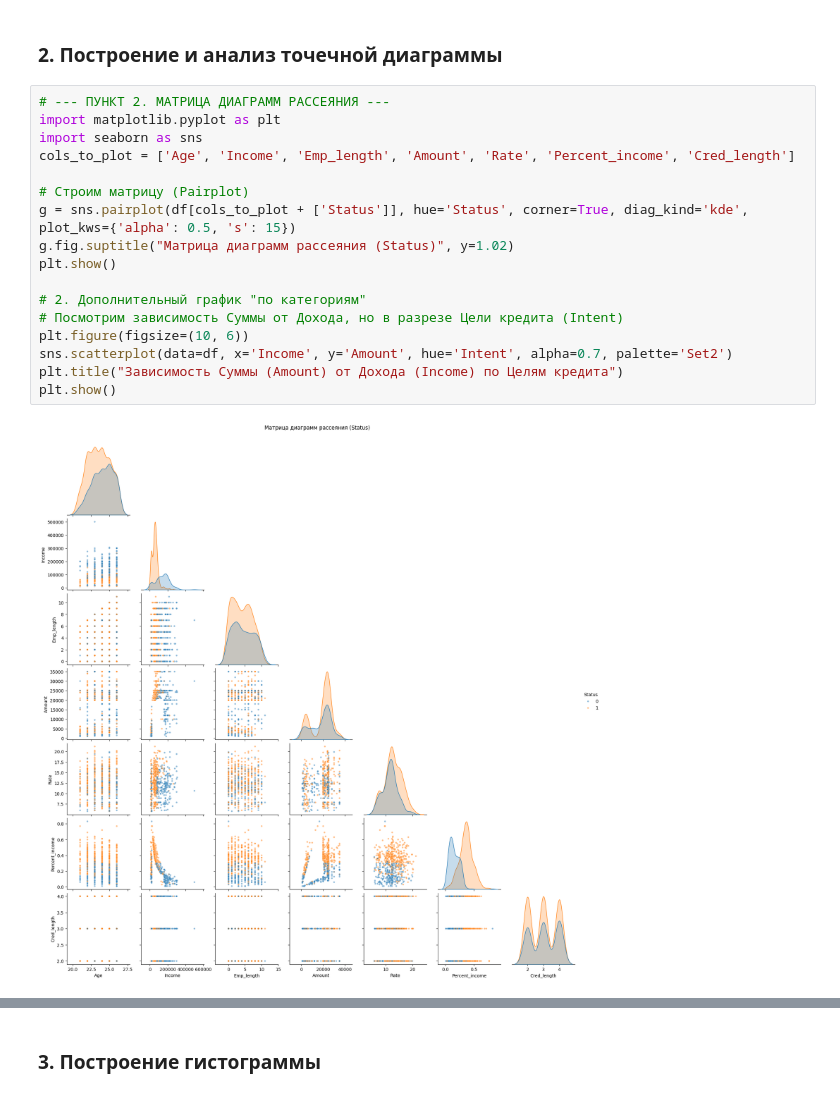
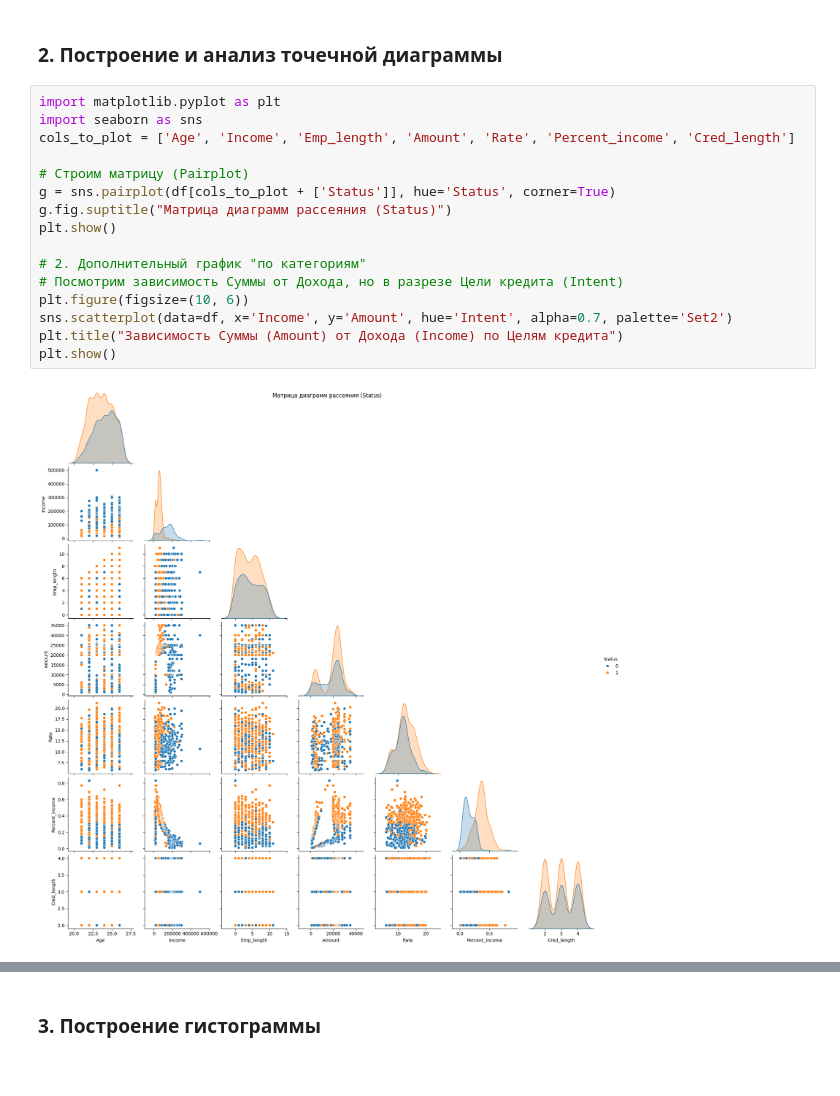
Before and after one commit to GevorgSogomonian/dataAnalysis, a Jupyter notebook: lab2/ЛР2_Согомонян_10.ipynb, the cells around one changed output, grey strips where cells are left out. Drawn from its saved outputs; the diff is of its cells as text.

```diff
--- a/lab2/ЛР2_Согомонян_10.ipynb
+++ b/lab2/ЛР2_Согомонян_10.ipynb
@@ -233,24 +233,23 @@ max     26.000000   11.000000
 # %% [markdown]
 ### 2. Построение и анализ точечной диаграммы
 # %%
-# --- ПУНКТ 2. МАТРИЦА ДИАГРАММ РАССЕЯНИЯ ---
 import matplotlib.pyplot as plt
 import seaborn as sns
 cols_to_plot = ['Age', 'Income', 'Emp_length', 'Amount', 'Rate', 'Percent_income', 'Cred_length']
 
 # Строим матрицу (Pairplot)
-g = sns.pairplot(df[cols_to_plot + ['Status']], hue='Status', corner=True, diag_kind='kde', plot_kws={'alpha': 0.5, 's': 15})
-g.fig.suptitle("Матрица диаграмм рассеяния (Status)", y=1.02)
+g = sns.pairplot(df[cols_to_plot + ['Status']], hue='Status', corner=True)
+g.fig.suptitle("Матрица диаграмм рассеяния (Status)")
 plt.show()
 
 # 2. Дополнительный график "по категориям"
 # Посмотрим зависимость Суммы от Дохода, но в разрезе Цели кредита (Intent)
 plt.figure(figsize=(10, 6))
 sns.scatterplot(data=df, x='Income', y='Amount', hue='Intent', alpha=0.7, palette='Set2')
 plt.title("Зависимость Суммы (Amount) от Дохода (Income) по Целям кредита")
 plt.show()
 # %% [output]
-[figure, old version]
+[figure, new version]
 [figure]
 # %% [markdown]
 1. Ключевые зависимости от Целевой переменной (Status):
```
Also changed, not shown: parts of 8 cells of this notebook.
